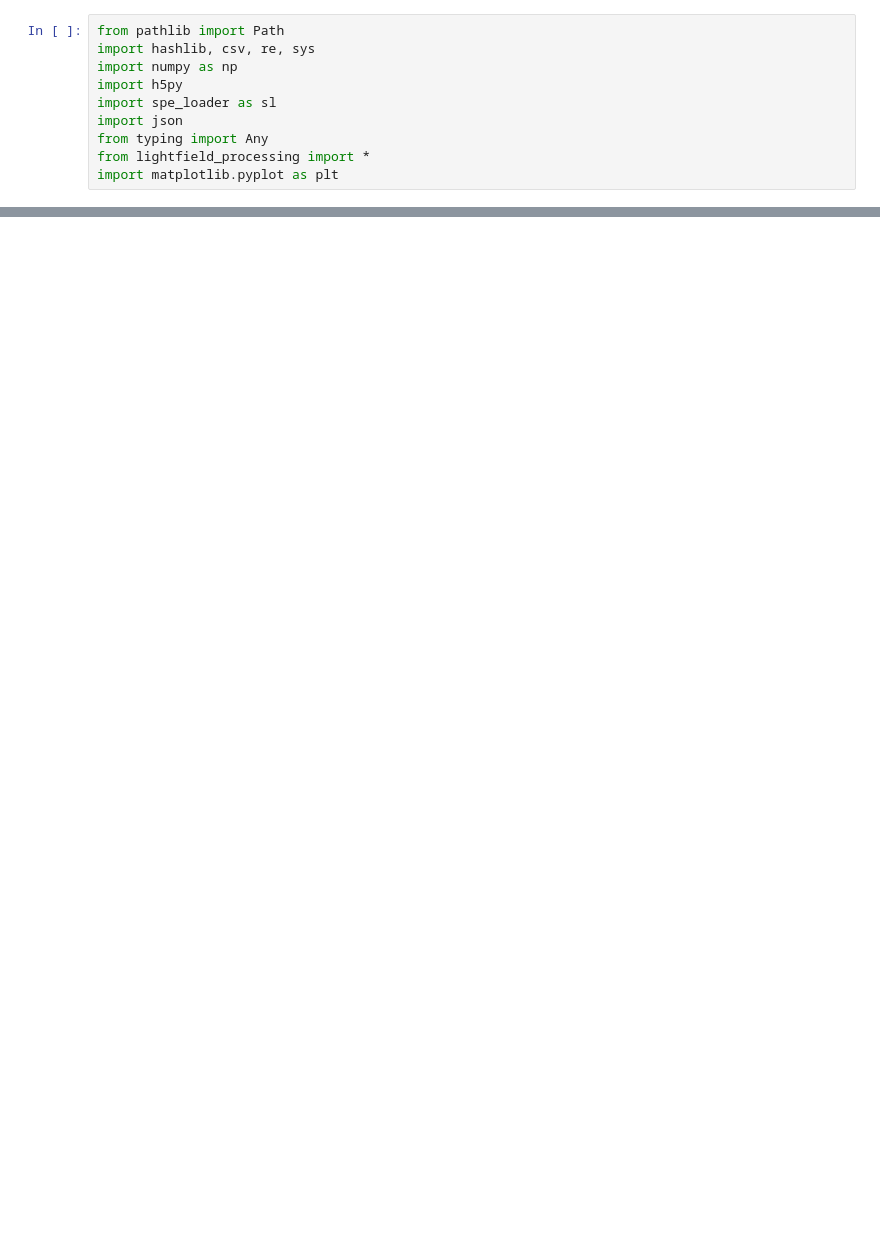
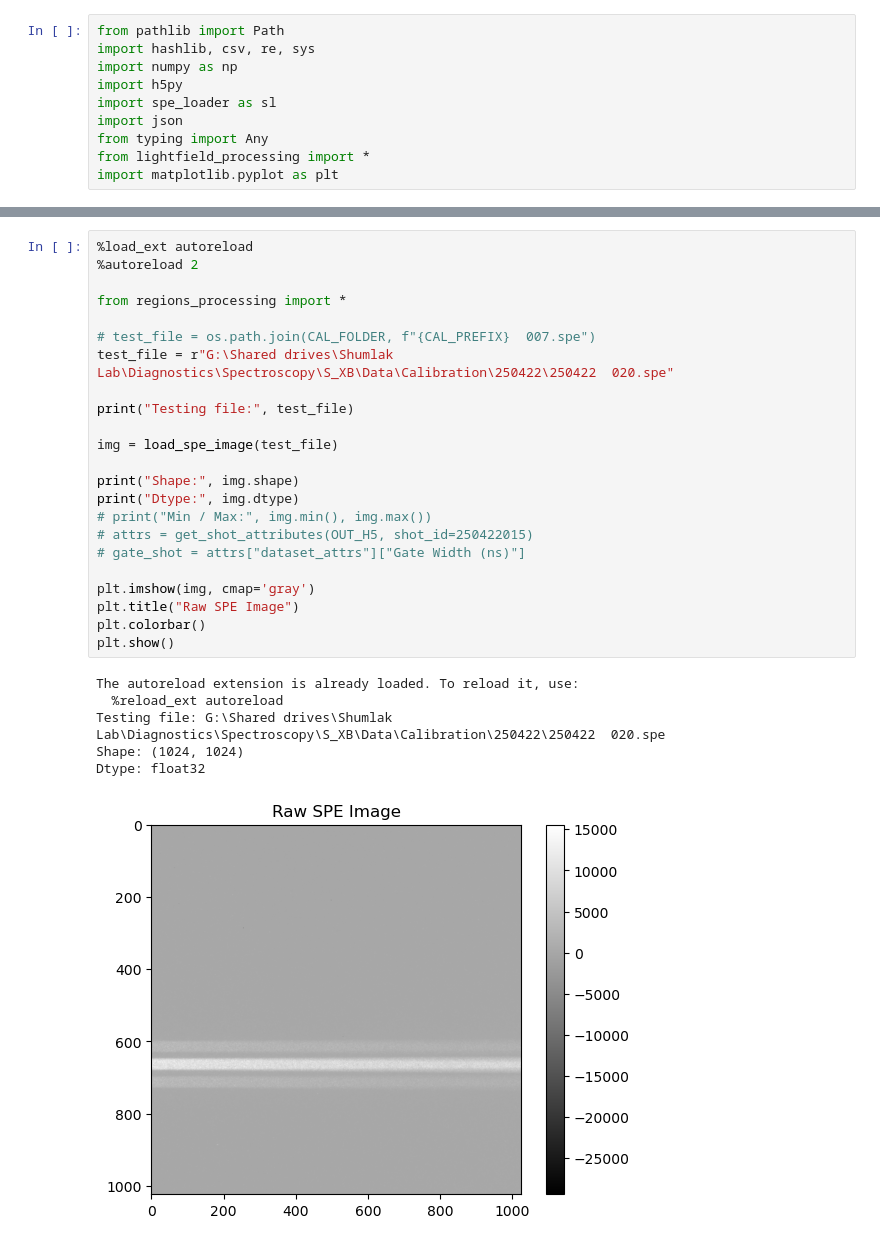
Before and after one commit to elyselian/spectroscopy, a Jupyter notebook: clean_testing_notebook.ipynb, the cells around one changed output, grey strips where cells are left out. Drawn from its saved outputs; the diff is of its cells as text; blank space fills up the shorter version.

```diff
--- a/clean_testing_notebook.ipynb
+++ b/clean_testing_notebook.ipynb
@@ -50,2 +46,32 @@ Contains 250219017? False
 Contains 250219_017? False
 Contains 250219_17? False
+# %%
+%load_ext autoreload
+%autoreload 2
+
+from regions_processing import *
+
+# test_file = os.path.join(CAL_FOLDER, f"{CAL_PREFIX}  007.spe")
+test_file = r"G:\Shared drives\Shumlak Lab\Diagnostics\Spectroscopy\S_XB\Data\Calibration\250422\250422  020.spe"
+
+print("Testing file:", test_file)
+
+img = load_spe_image(test_file)
+
+print("Shape:", img.shape)
+print("Dtype:", img.dtype)
+# print("Min / Max:", img.min(), img.max())
+# attrs = get_shot_attributes(OUT_H5, shot_id=250422015)
+# gate_shot = attrs["dataset_attrs"]["Gate Width (ns)"]
+
+plt.imshow(img, cmap='gray')
+plt.title("Raw SPE Image")
+plt.colorbar()
+plt.show()
+# %% [output]
+The autoreload extension is already loaded. To reload it, use:
+  %reload_ext autoreload
+Testing file: G:\Shared drives\Shumlak Lab\Diagnostics\Spectroscopy\S_XB\Data\Calibration\250422\250422  020.spe
+Shape: (1024, 1024)
+Dtype: float32
+[figure, added]
```
Also changed, not shown: parts of 9 cells of this notebook, 12 other files.
